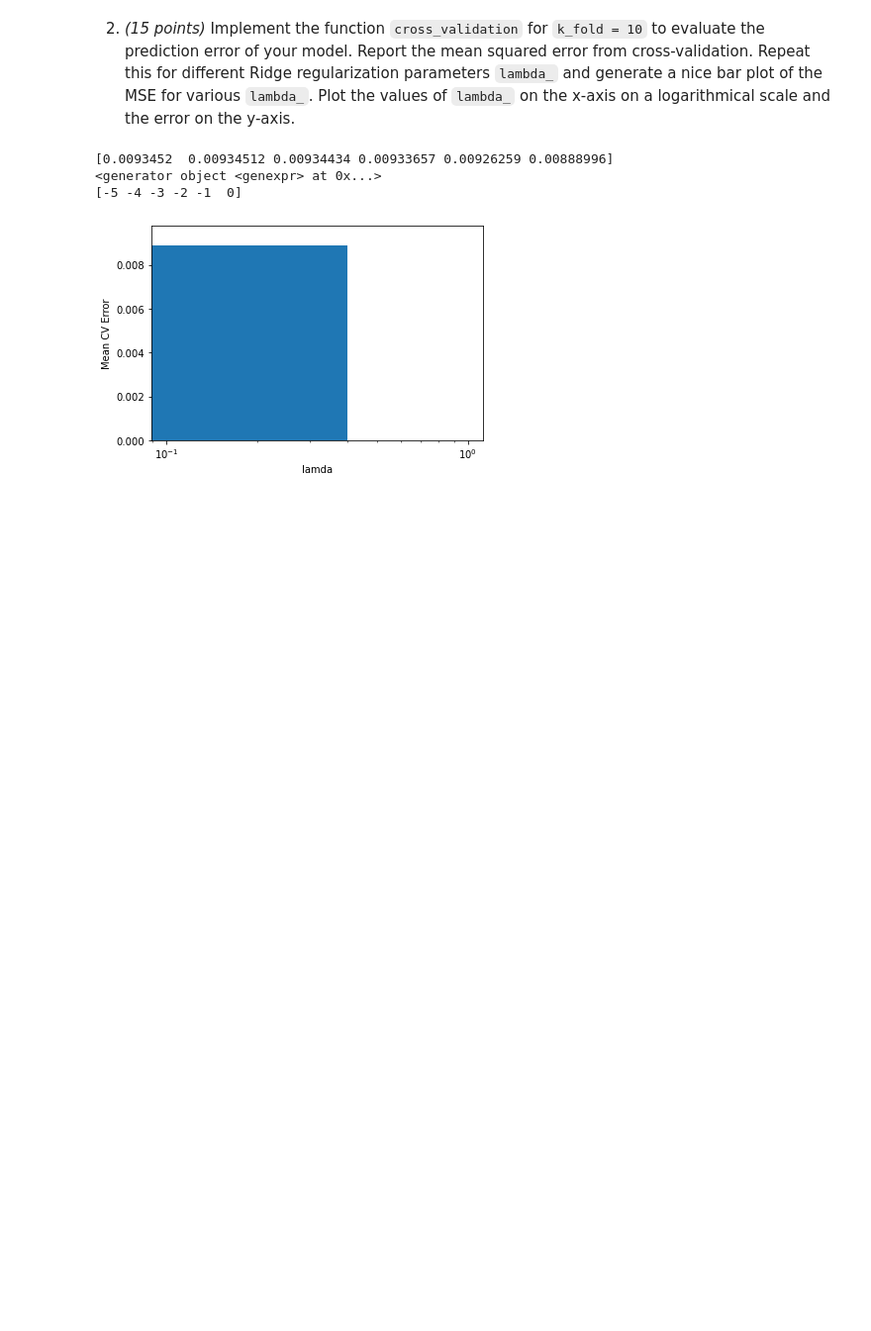
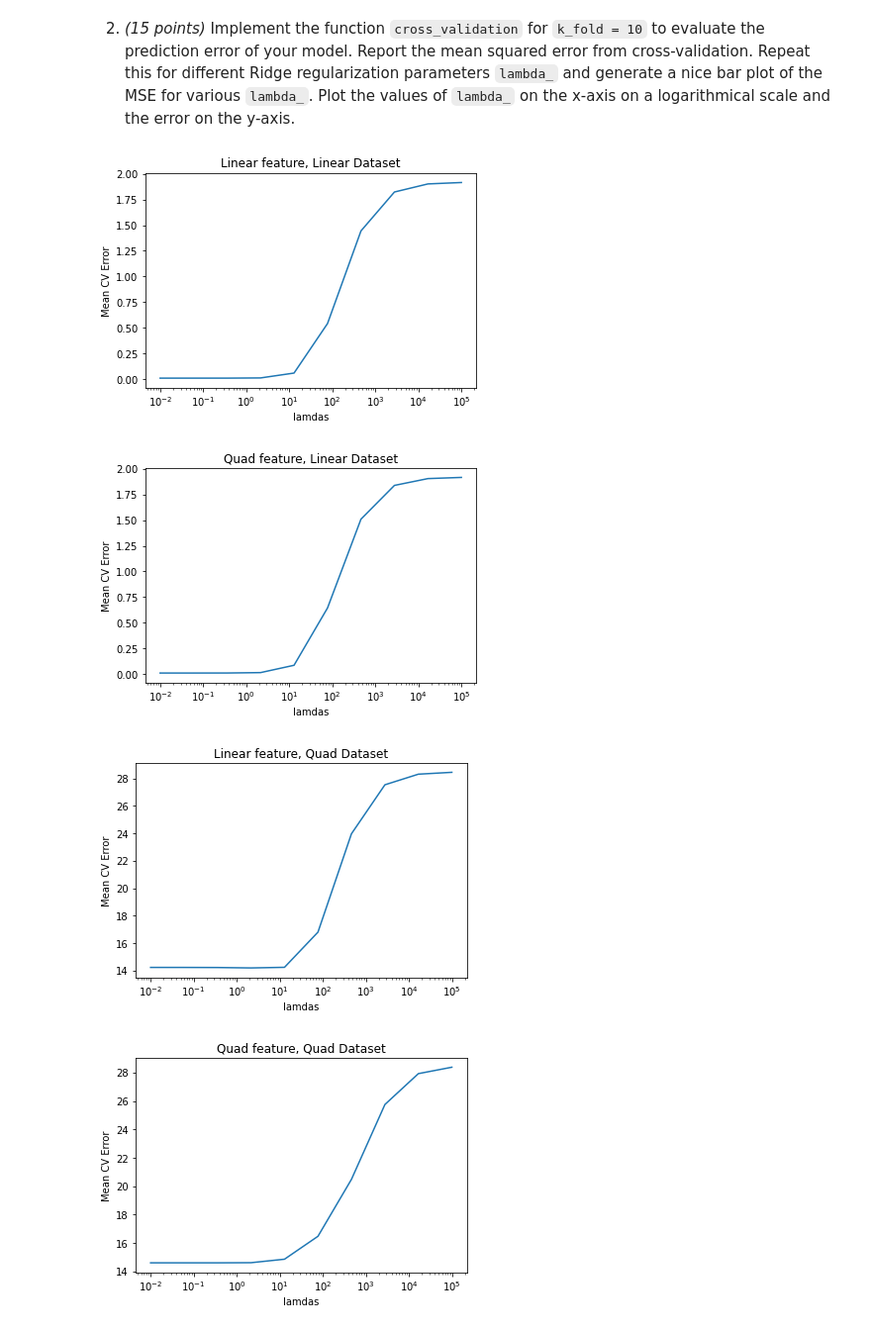
Before and after one commit to codeastra2/MLExcs, a Jupyter notebook: assignment3/assignment3.ipynb, the cells around one changed output. Shown at 99% size. Cells and saved outputs as stored; diff of their text form; code cells hidden in the pictures; blank space fills up the shorter version.

```diff
--- a/assignment3/assignment3.ipynb
+++ b/assignment3/assignment3.ipynb
@@ -390,42 +390,72 @@ def cross_validation(regression_model, X, y, k_fold = 10):
         return the mean MSE over all subsets D
     """
     fold_size = (len(X))//k_fold
 
     mses = np.array([])
 
     for k in range(0, k_fold):
         fold_start_index = k*fold_size
         fold_end_index = fold_start_index + fold_size
 
         train_set_indices = [i for i in range(0, len(X)) if i < fold_start_index or i >= fold_end_index]
         test_set_indices = [i for i in range(0, len(X)) if i >= fold_start_index and i < fold_end_index]
 
         #print(train_set_indices)
         #print(test_set_indices)
 
         X_train = X[train_set_indices]
         X_test = X[test_set_indices]
 
         y_train = y[train_set_indices]
         y_test = y[test_set_indices]
 
         regression_model.fit(X_train, y_train)
         y_pred = regression_model.predict(X_test)
 
         mses = np.append(mses, MSE(y_pred, y_test))
-        return np.mean(mses)
+
+    return np.mean(mses)
 
 
-#lams = np.logspace(-6, 1, num=5)
-lams = [10**x for x in range(-5,1)]
-mean_cv_errors = np.array([])
 
-for lamda in lams:
-    lin_regression = RidgeRegression(lamda)
-    mean_error = cross_validation(lin_regression , X_lin , y_lin, 10)
-    mean_cv_errors = np.append(mean_cv_errors, mean_error)
+merror_1 = get_mean_cv_errors('lin', X_lin, y_lin)
+merror_2 = get_mean_cv_errors('quad', X_lin, y_lin)
+merror_3 = get_mean_cv_errors('lin', X_quad, y_quad)
+merror_4 = get_mean_cv_errors('quad', X_lin, y_quad)
+
+lams = np.logspace(-2, 5, num=10)
+
+plt.plot(lams, merror_1)
+plt.xlabel("lamdas")
+plt.ylabel("Mean CV Error")
+plt.xscale('log')
+plt.title("Linear feature, Linear Dataset")
+plt.show()
+
+plt.plot(lams, merror_2)
+plt.xlabel("lamdas")
+plt.ylabel("Mean CV Error")
+plt.xscale('log')
+plt.title("Quad feature, Linear Dataset")
+plt.show()
+
+
+plt.plot(lams, merror_3)
+plt.xlabel("lamdas")
+plt.ylabel("Mean CV Error")
+plt.xscale('log')
+plt.title("Linear feature, Quad Dataset")
+plt.show()
+
+
+plt.plot(lams, merror_4)
+plt.xlabel("lamdas")
+plt.ylabel("Mean CV Error")
+plt.xscale('log')
+plt.title("Quad feature, Quad Dataset")
+plt.show()
 # %% [output]
-[0.0093452  0.00934512 0.00934434 0.00933657 0.00926259 0.00888996]
-<generator object <genexpr> at 0x...>
-[-5 -4 -3 -2 -1  0]
-[figure, old version]
+[figure, new version]
+[figure, added]
+[figure, added]
+[figure, added]
```
Also changed, not shown: parts of 5 cells of this notebook.
